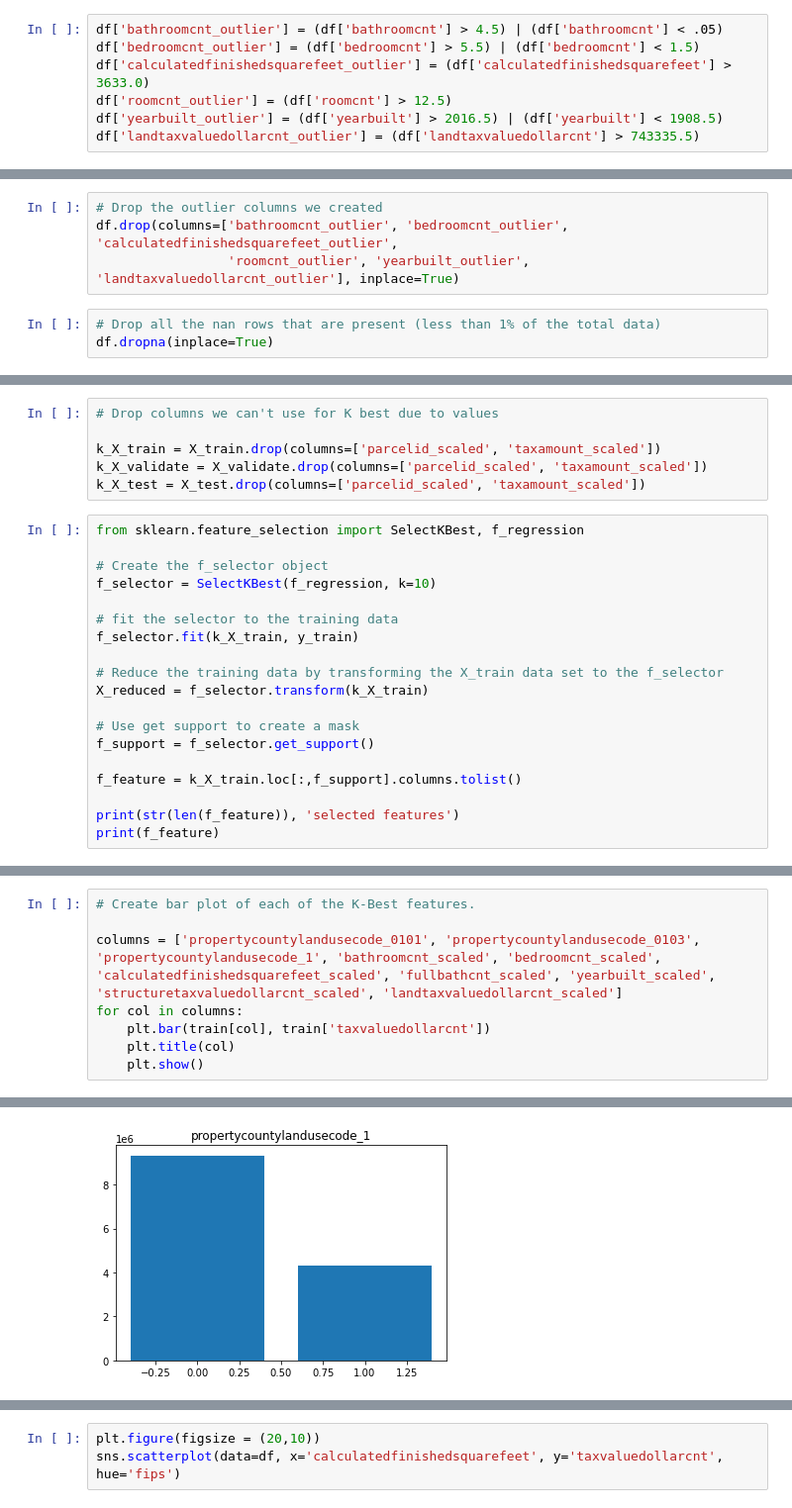
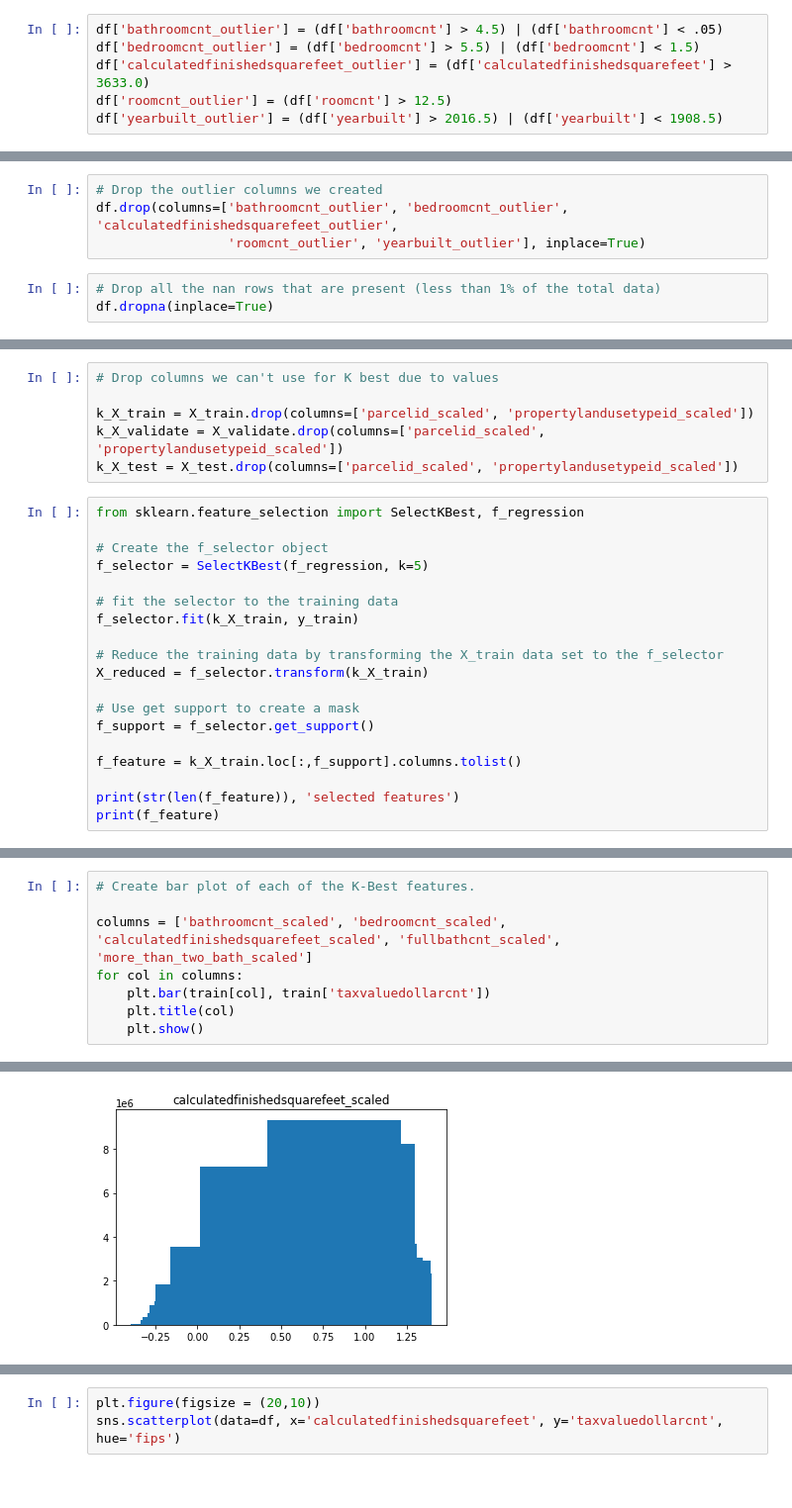
Before and after one commit to Robust-Analytics/zillow-project, a Jupyter notebook: tony_explore.ipynb, the cells around one changed output, grey strips where cells are left out. Shown at 99% size. Drawn from its saved outputs; the diff is of its cells as text.

```diff
--- a/tony_explore.ipynb
+++ b/tony_explore.ipynb
@@ -254,7 +252,6 @@ df['bedroomcnt_outlier'] = (df['bedroomcnt'] > 5.5) | (df['bedroomcnt'] < 1.5)
 df['calculatedfinishedsquarefeet_outlier'] = (df['calculatedfinishedsquarefeet'] > 3633.0)
 df['roomcnt_outlier'] = (df['roomcnt'] > 12.5)
 df['yearbuilt_outlier'] = (df['yearbuilt'] > 2016.5) | (df['yearbuilt'] < 1908.5)
-df['landtaxvaluedollarcnt_outlier'] = (df['landtaxvaluedollarcnt'] > 743335.5)
 # %%
 print(f"bathroomcnt_outlier - {df['bathroomcnt_outlier'].sum()/df.shape[0] * 100}")
 print(f"bedroomcnt_outlier - {df['bedroomcnt_outlier'].sum()/df.shape[0] * 100}")
@@ -289,7 +284,7 @@ Percentage of rows removed is 8.869031741797818
 # %%
 # Drop the outlier columns we created
 df.drop(columns=['bathroomcnt_outlier', 'bedroomcnt_outlier', 'calculatedfinishedsquarefeet_outlier',
-                 'roomcnt_outlier', 'yearbuilt_outlier', 'landtaxvaluedollarcnt_outlier'], inplace=True)
+                 'roomcnt_outlier', 'yearbuilt_outlier'], inplace=True)
 # %%
 # Drop all the nan rows that are present (less than 1% of the total data)
 df.dropna(inplace=True)
@@ -326,14 +310,14 @@ Index(['propertycountylandusecode_0101', 'propertycountylandusecode_0103',
 # %%
 # Drop columns we can't use for K best due to values
 
-k_X_train = X_train.drop(columns=['parcelid_scaled', 'taxamount_scaled'])
-k_X_validate = X_validate.drop(columns=['parcelid_scaled', 'taxamount_scaled'])
-k_X_test = X_test.drop(columns=['parcelid_scaled', 'taxamount_scaled'])
+k_X_train = X_train.drop(columns=['parcelid_scaled', 'propertylandusetypeid_scaled'])
+k_X_validate = X_validate.drop(columns=['parcelid_scaled', 'propertylandusetypeid_scaled'])
+k_X_test = X_test.drop(columns=['parcelid_scaled', 'propertylandusetypeid_scaled'])
 # %%
 from sklearn.feature_selection import SelectKBest, f_regression
 
 # Create the f_selector object
-f_selector = SelectKBest(f_regression, k=10)
+f_selector = SelectKBest(f_regression, k=5)
 
 # fit the selector to the training data
 f_selector.fit(k_X_train, y_train)
@@ -375,7 +367,7 @@ train = pd.concat([X_train, y_train], axis = 1)
 # %%
 # Create bar plot of each of the K-Best features.
 
-columns = ['propertycountylandusecode_0101', 'propertycountylandusecode_0103', 'propertycountylandusecode_1', 'bathroomcnt_scaled', 'bedroomcnt_scaled', 'calculatedfinishedsquarefeet_scaled', 'fullbathcnt_scaled', 'yearbuilt_scaled', 'structuretaxvaluedollarcnt_scaled', 'landtaxvaluedollarcnt_scaled']
+columns = ['bathroomcnt_scaled', 'bedroomcnt_scaled', 'calculatedfinishedsquarefeet_scaled', 'fullbathcnt_scaled', 'more_than_two_bath_scaled']
 for col in columns:
     plt.bar(train[col], train['taxvaluedollarcnt'])
     plt.title(col)
@@ -386 +378 @@ for col in columns:
-[figure, old version]
+[figure, new version]
```
Also changed, not shown: parts of 18 cells of this notebook, 3 other files.
